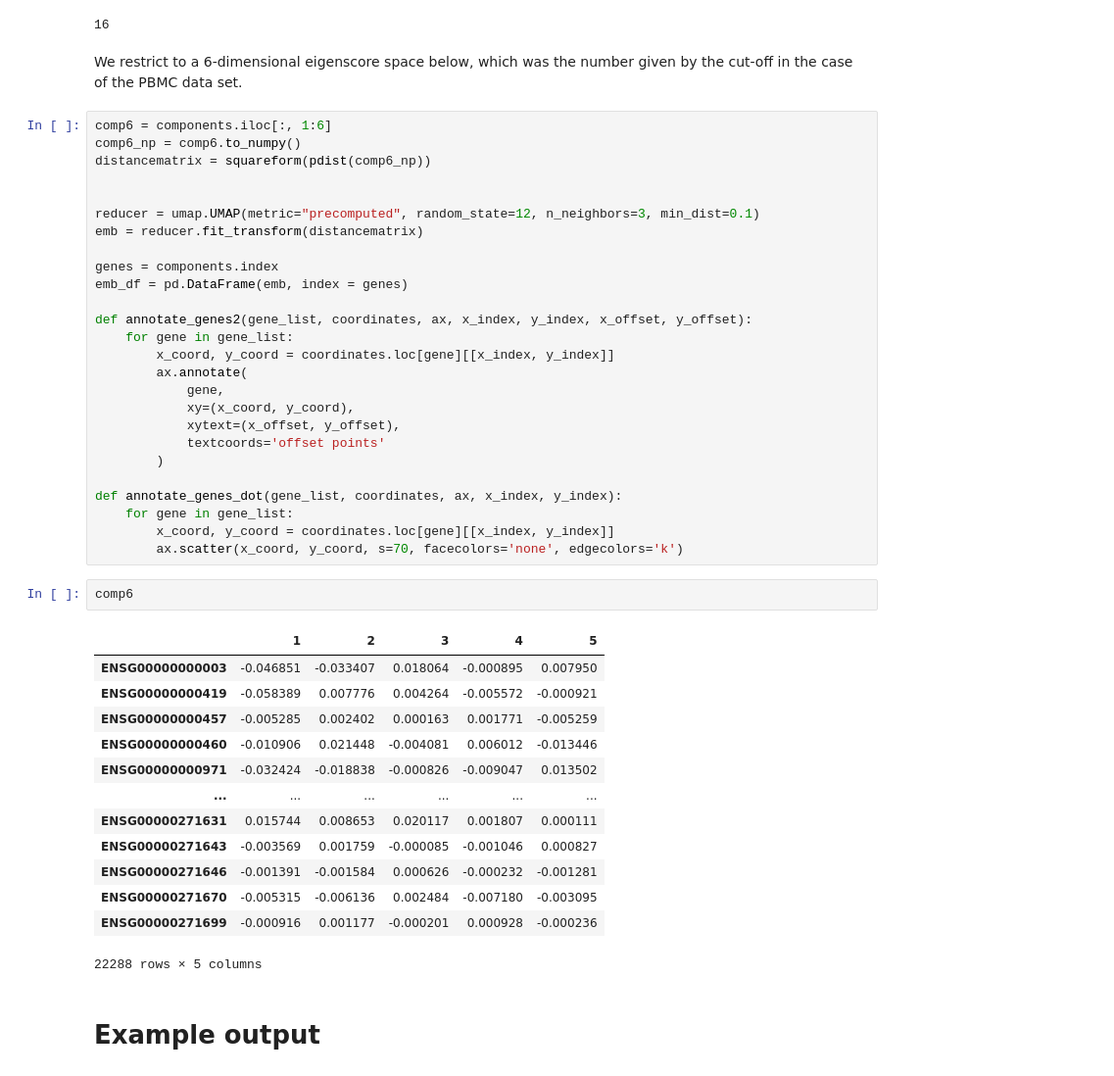
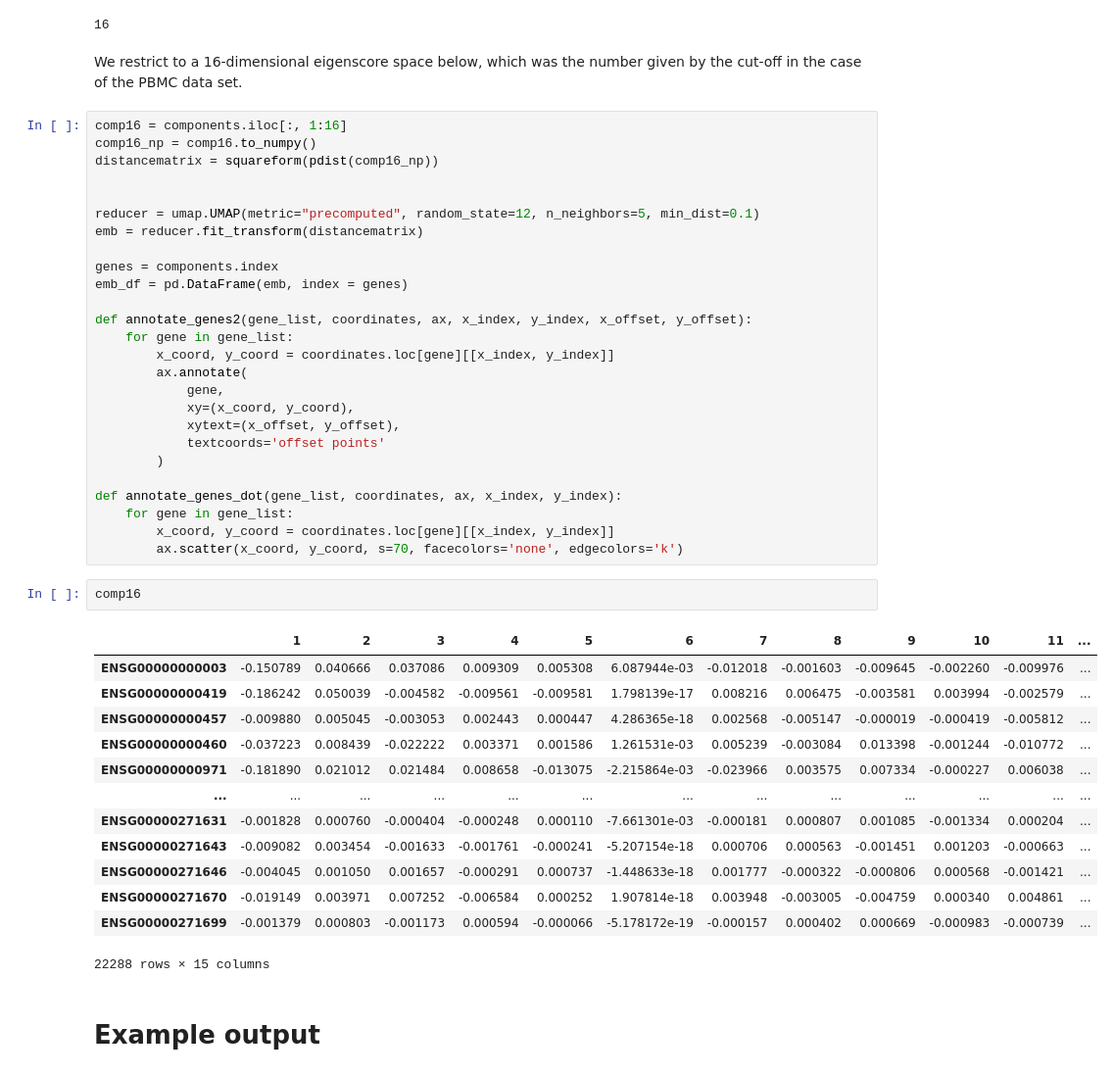
Before and after one commit to tMaehashi/Eigenscores-b, a Jupyter notebook: Trapnell_eigenscores.ipynb, the cells around one changed output. Shown at 98% size. Cells and saved outputs as stored; diff of their text form.

```diff
--- a/Trapnell_eigenscores.ipynb
+++ b/Trapnell_eigenscores.ipynb
@@ -177,14 +177,14 @@ sum(evalues < 0.1)
 # %% [output]
 16
 # %% [markdown]
-We restrict to a 6-dimensional eigenscore space below, which was the number given by the cut-off in the case of the PBMC data set.
+We restrict to a 16-dimensional eigenscore space below, which was the number given by the cut-off in the case of the PBMC data set.
 # %%
-comp6 = components.iloc[:, 1:6]
-comp6_np = comp6.to_numpy()
-distancematrix = squareform(pdist(comp6_np))
+comp16 = components.iloc[:, 1:16]
+comp16_np = comp16.to_numpy()
+distancematrix = squareform(pdist(comp16_np))
 
 
-reducer = umap.UMAP(metric="precomputed", random_state=12, n_neighbors=3, min_dist=0.1)
+reducer = umap.UMAP(metric="precomputed", random_state=12, n_neighbors=5, min_dist=0.1)
 emb = reducer.fit_transform(distancematrix)
 
 genes = components.index
@@ -204,22 +204,22 @@ def annotate_genes_dot(gene_list, coordinates, ax, x_index, y_index):
     for gene in gene_list:
         x_coord, y_coord = coordinates.loc[gene][[x_index, y_index]]
         ax.scatter(x_coord, y_coord, s=70, facecolors='none', edgecolors='k')
-# %%
-comp6
-# %% [output]
-|  | 1 | 2 | 3 | 4 | 5 |
-| ENSG00000000003 | -0.046851 | -0.033407 | 0.018064 | -0.000895 | 0.007950 |
-| ENSG00000000419 | -0.058389 | 0.007776 | 0.004264 | -0.005572 | -0.000921 |
-| ENSG00000000457 | -0.005285 | 0.002402 | 0.000163 | 0.001771 | -0.005259 |
-| ENSG00000000460 | -0.010906 | 0.021448 | -0.004081 | 0.006012 | -0.013446 |
-| ENSG00000000971 | -0.032424 | -0.018838 | -0.000826 | -0.009047 | 0.013502 |
-| ... | ... | ... | ... | ... | ... |
-| ENSG00000271631 | 0.015744 | 0.008653 | 0.020117 | 0.001807 | 0.000111 |
-| ENSG00000271643 | -0.003569 | 0.001759 | -0.000085 | -0.001046 | 0.000827 |
-| ENSG00000271646 | -0.001391 | -0.001584 | 0.000626 | -0.000232 | -0.001281 |
-| ENSG00000271670 | -0.005315 | -0.006136 | 0.002484 | -0.007180 | -0.003095 |
-| ENSG00000271699 | -0.000916 | 0.001177 | -0.000201 | 0.000928 | -0.000236 |
-22288 rows × 5 columns
+# %%
+comp16
+# %% [output]
+|  | 1 | 2 | 3 | 4 | 5 | 6 | 7 | 8 | 9 | 10 | 11 | ... |
+| ENSG00000000003 | -0.150789 | 0.040666 | 0.037086 | 0.009309 | 0.005308 | 6.087944e-03 | -0.012018 | -0.001603 | -0.009645 | -0.002260 | -0.009976 | ... |
+| ENSG00000000419 | -0.186242 | 0.050039 | -0.004582 | -0.009561 | -0.009581 | 1.798139e-17 | 0.008216 | 0.006475 | -0.003581 | 0.003994 | -0.002579 | ... |
+| ENSG00000000457 | -0.009880 | 0.005045 | -0.003053 | 0.002443 | 0.000447 | 4.286365e-18 | 0.002568 | -0.005147 | -0.000019 | -0.000419 | -0.005812 | ... |
+| ENSG00000000460 | -0.037223 | 0.008439 | -0.022222 | 0.003371 | 0.001586 | 1.261531e-03 | 0.005239 | -0.003084 | 0.013398 | -0.001244 | -0.010772 | ... |
+| ENSG00000000971 | -0.181890 | 0.021012 | 0.021484 | 0.008658 | -0.013075 | -2.215864e-03 | -0.023966 | 0.003575 | 0.007334 | -0.000227 | 0.006038 | ... |
+| ... | ... | ... | ... | ... | ... | ... | ... | ... | ... | ... | ... | ... |
+| ENSG00000271631 | -0.001828 | 0.000760 | -0.000404 | -0.000248 | 0.000110 | -7.661301e-03 | -0.000181 | 0.000807 | 0.001085 | -0.001334 | 0.000204 | ... |
+| ENSG00000271643 | -0.009082 | 0.003454 | -0.001633 | -0.001761 | -0.000241 | -5.207154e-18 | 0.000706 | 0.000563 | -0.001451 | 0.001203 | -0.000663 | ... |
+| ENSG00000271646 | -0.004045 | 0.001050 | 0.001657 | -0.000291 | 0.000737 | -1.448633e-18 | 0.001777 | -0.000322 | -0.000806 | 0.000568 | -0.001421 | ... |
+| ENSG00000271670 | -0.019149 | 0.003971 | 0.007252 | -0.006584 | 0.000252 | 1.907814e-18 | 0.003948 | -0.003005 | -0.004759 | 0.000340 | 0.004861 | ... |
+| ENSG00000271699 | -0.001379 | 0.000803 | -0.001173 | 0.000594 | -0.000066 | -5.178172e-19 | -0.000157 | 0.000402 | 0.000669 | -0.000983 | -0.000739 | ... |
+22288 rows × 15 columns
 # %% [markdown]
 # Example output
 # %%
```
Also changed, not shown: parts of 4 cells of this notebook.
